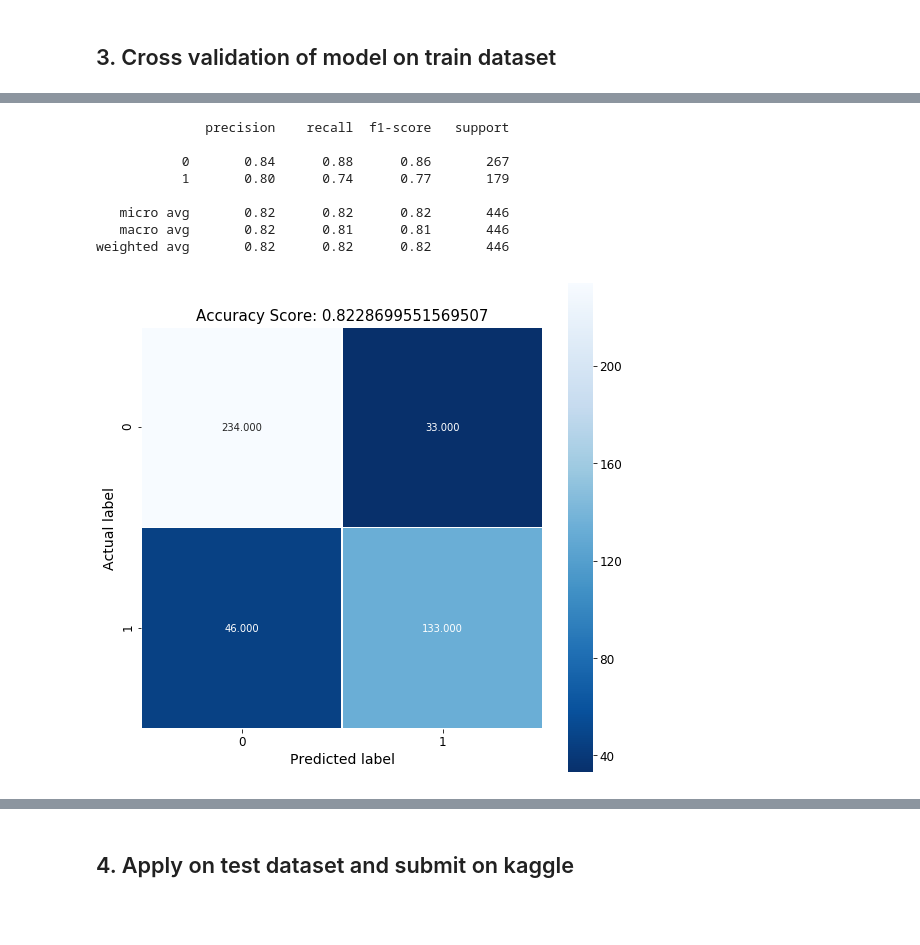
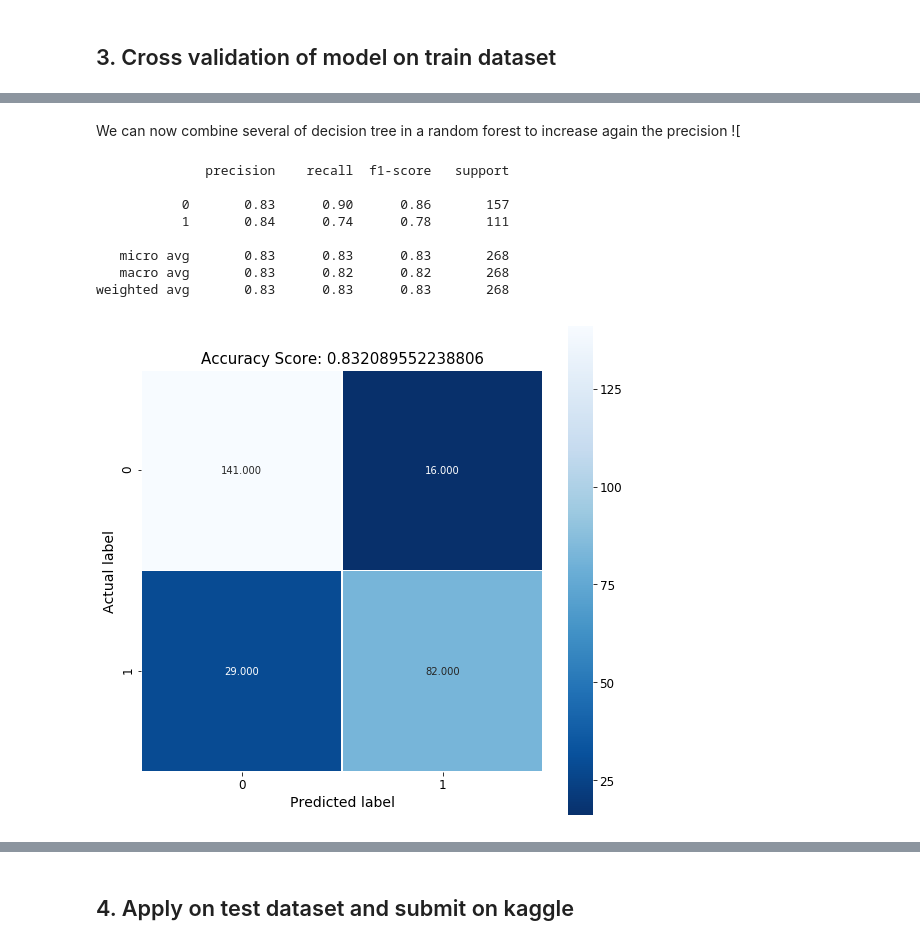
Before and after one commit to nicohlr/kaggle, a Jupyter notebook: titanic/titanic.ipynb, the cells around one changed output, grey strips where cells are left out. Cells and saved outputs as stored; diff of their text form; code cells hidden in the pictures; blank space fills up the shorter version.

```diff
--- a/titanic/titanic.ipynb
+++ b/titanic/titanic.ipynb
@@ -51,7 +40,7 @@ from IPython.display import display
 # %%
 #path of datasets
-path_train = os.path.join(os.path.dirname(os.path.abspath('__file__')), 'datasets/train.csv')
-path_test = os.path.join(os.path.dirname(os.path.abspath('__file__')), 'datasets/test.csv')
+path_train = '../input/train.csv'
+path_test = '../input/test.csv'
 
 def display_confusion_matrix(sample_test, prediction, score=None):
     cm = metrics.confusion_matrix(sample_test, prediction)
@@ -77,27 +66,35 @@ def visualize_tree(tree, feature_names):
         exit("Could not run dot, ie graphviz, to "
              "produce visualization")
 
-def model_tuning(model, param_grid):
+# Create table for missing data analysis
+def draw_missing_data_table(df):
+    total = df.isnull().sum().sort_values(ascending=False)
+    percent = (df.isnull().sum()/df.isnull().count()).sort_values(ascending=False)
+    missing_data = pd.concat([total, percent], axis=1, keys=['Total', 'Percent'])
+    return missing_data
 
-    gc_cv = GridSearchCV(estimator=model, param_grid=param_grid, n_jobs=-1)
-    gc_cv.fit(X_train_sample_train, Y_train_sample_train)
+# Function with standardize a dataframe by setting mean to 0 and var to 1
+def standardize(df, target=None, categorical=None):
 
-    return gc_cv.best_params_, gc_cv.best_score_, gc_cv.cv_results_
+    standardize_df = df
 
-def standardize(df):
+    if target:
+        target_serie = standardize_df[target] # Separating out the target before standardizing
+        standardize_df = standardize_df.drop([target],  axis=1)
 
-    standardize_df = df.copy()
-
-    target = None
-    if 'Survived' in standardize_df.columns.tolist():
-        target = standardize_df['Survived'] # Separating out the target before standardizing
-        standardize_df = standardize_df.drop(['Survived'],  axis=1)
+    if categorical:
+        cat_serie = standardize_df[categorical] # Separating out categorical feature(s) before standardizing
+        standardize_df = standardize_df.drop([categorical],  axis=1)
 
     # Standardizing the features
     scaled_values = StandardScaler().fit_transform(standardize_df.values)
     standardize_df = pd.DataFrame(scaled_values, index=standardize_df.index, columns=standardize_df.columns)
-    if target is not None:
-        standardize_df = standardize_df.join(target)
+
+    if target:
+        standardize_df = standardize_df.join(target_serie)
+
+    if categorical:
+        standardize_df = standardize_df.join(cat_serie)
 
     return standardize_df
 # %% [markdown]
@@ -205,7 +256,7 @@ Y_train = train_df['Survived']
 # Split dataset for prediction
 X_train_sample_train, X_train_sample_test, Y_train_sample_train, Y_train_sample_test = sklearn.model_selection.train_test_split(X_train,
                                                                                                                                 Y_train,
-                                                                                                                                test_size=0.5,
+                                                                                                                                test_size=0.3,
                                                                                                                                 random_state=42)
 
 X_train_sample_train = preprocess_data(X_train_sample_train)
@@ -247,6 +300,6 @@ weighted avg       0.81      0.81      0.81       446
 # %%
 # Create and train model on train data sample
-dt = DecisionTreeClassifier(min_samples_split=15, min_samples_leaf=8, random_state=42)
+dt = DecisionTreeClassifier(min_samples_split=15, min_samples_leaf=20, random_state=42)
 dt.fit(X_train_sample_train, Y_train_sample_train)
 
 # Predict for test data sample
@@ -270,24 +323,26 @@ visualize_tree(dt, X_train_sample_test.columns)
 ! dot -Tpng dt.dot > dt.png
 # %% [markdown]
 ![title](dt.png)
+# %% [markdown]
+We can now combine several of decision tree in a random forest to increase again the precision ![
 # %%
 # Create and train model on train data sample
-rf = RandomForestClassifier(n_estimators=50, random_state = 42)
+rf = RandomForestClassifier(n_estimators=1000, max_depth=8, min_samples_leaf=2, random_state=42)
 rf.fit(X_train_sample_train, Y_train_sample_train)
 
 # Predict for test data sample
 rf_prediction_train = rf.predict(X_train_sample_test)
 
 # Compute error between predicted data and true response and display it in confusion matrix
 score = metrics.accuracy_score(Y_train_sample_test, rf_prediction_train)
 display_confusion_matrix(Y_train_sample_test, rf_prediction_train, score=score)
 # %% [output]
               precision    recall  f1-score   support
 
-           0       0.84      0.88      0.86       267
-           1       0.80      0.74      0.77       179
+           0       0.83      0.90      0.86       157
+           1       0.84      0.74      0.78       111
 
-   micro avg       0.82      0.82      0.82       446
-   macro avg       0.82      0.81      0.81       446
-weighted avg       0.82      0.82      0.82       446
+   micro avg       0.83      0.83      0.83       268
+   macro avg       0.83      0.82      0.82       268
+weighted avg       0.83      0.83      0.83       268
-[figure, old version]
+[figure, new version]
```
Also changed, not shown: parts of 22 cells of this notebook, 3 other files.
